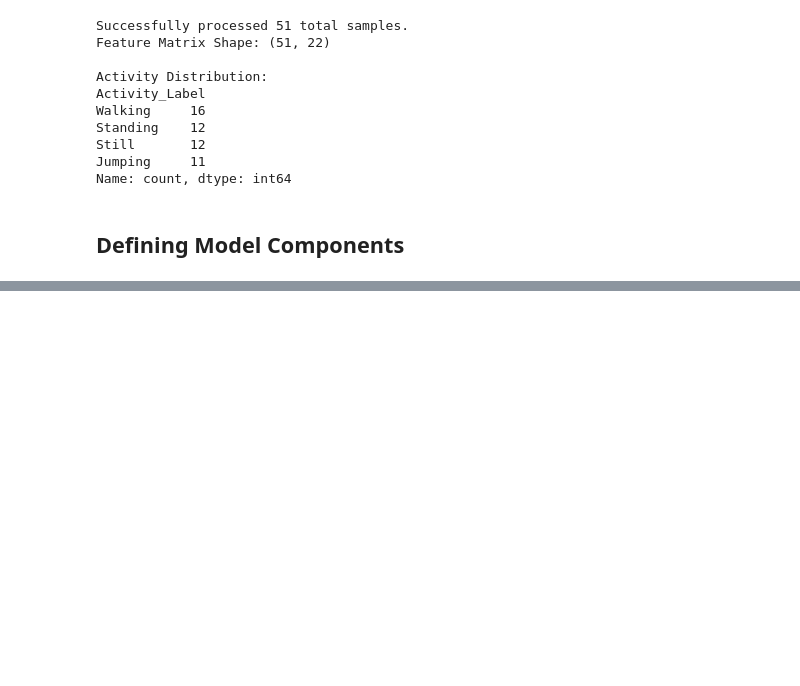
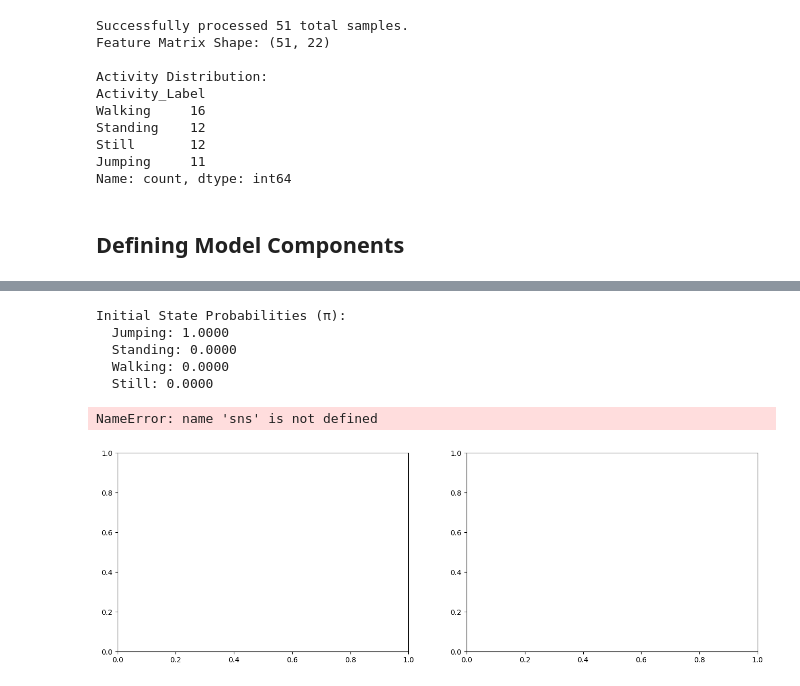
Before and after one commit to tamandakaunda-15/Formative2_HMMs, a Jupyter notebook: Hidden_Markov_Models.ipynb, the cells around one changed output, grey strips where cells are left out. Drawn from its saved outputs; the diff is of its cells as text; code cells hidden in the pictures; blank space fills up the shorter version.

Commit message:
feat: implemented hmm and did the training pocess

```diff
--- a/Hidden_Markov_Models.ipynb
+++ b/Hidden_Markov_Models.ipynb
@@ -202,0 +179,16 @@ DATA = {
+# %%
+# Cell 1: Prepare All Data for Training
+
+# Use ALL samples for training (no split)
+X_train_all = feature_matrix.values
+y_train_labels = activity_labels.values
+
+# Create label mapping
+label_map = {name: i for i, name in enumerate(activity_labels.unique())}
+reverse_label_map = {v: k for k, v in label_map.items()}
+
+print(f"Training with ALL {len(X_train_all)} samples")
+print(f"Number of features: {X_train_all.shape[1]}")
+print(f"\nActivity distribution:")
+print(activity_labels.value_counts())
+print(f"\nLabel mapping: {label_map}")
@@ -202,0 +257,45 @@ DATA = {
+# %%
+# Cell 3: Visualize HMM Parameters
+
+# Extract parameters
+transition_matrix = model.transmat_
+initial_probs = model.startprob_
+emission_means = model.means_
+
+# Display initial probabilities
+print("Initial State Probabilities (π):")
+for state_num, prob in enumerate(initial_probs):
+    print(f"  {reverse_label_map[state_num]}: {prob:.4f}")
+
+# Create visualizations
+fig, axes = plt.subplots(1, 2, figsize=(16, 5))
+
+# 1. Transition Matrix Heatmap
+sns.heatmap(transition_matrix, annot=True, fmt='.3f', cmap='YlOrRd',
+            xticklabels=list(reverse_label_map.values()),
+            yticklabels=list(reverse_label_map.values()),
+            ax=axes[0], cbar_kws={'label': 'Probability'})
+axes[0].set_title('Transition Probability Matrix', fontweight='bold', fontsize=12)
+axes[0].set_xlabel('To State')
+axes[0].set_ylabel('From State')
+
+# 2. Emission Means
+emission_df = pd.DataFrame(emission_means.T,
+                           columns=list(reverse_label_map.values()))
+sns.heatmap(emission_df, cmap='coolwarm', center=0, ax=axes[1],
+            cbar_kws={'label': 'Normalized Value'})
+axes[1].set_title('Emission Probability Means (Features per State)',
+                  fontweight='bold', fontsize=12)
+axes[1].set_xlabel('Activity State')
+axes[1].set_ylabel('Feature Index')
+
+plt.tight_layout()
+plt.show()
+# %% [output]
+Initial State Probabilities (π):
+  Jumping: 1.0000
+  Standing: 0.0000
+  Walking: 0.0000
+  Still: 0.0000
+NameError: name 'sns' is not defined
+[figure, added]
```
Also changed, not shown: parts of 10 cells of this notebook.
